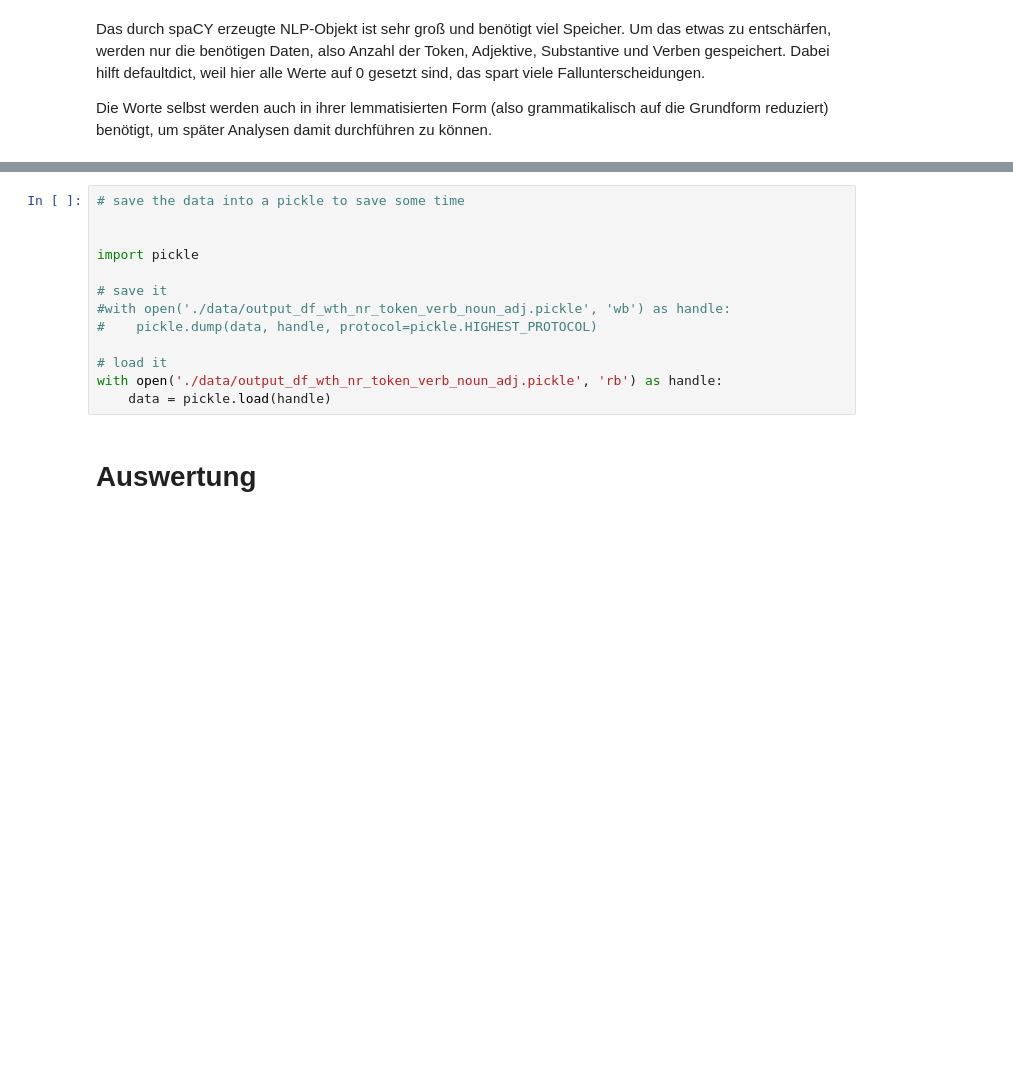
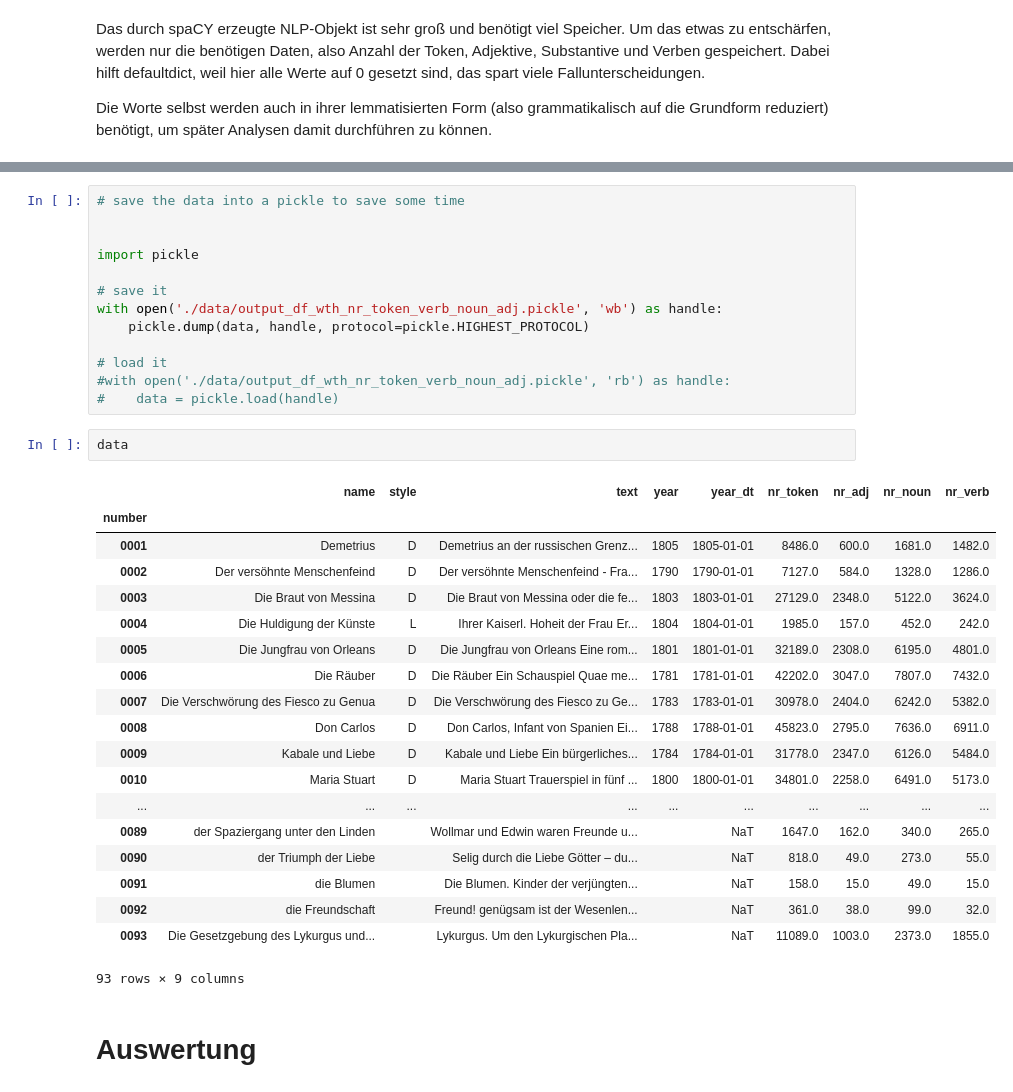
Before and after one commit to robinarthur/5pk, a Jupyter notebook: txt_edit/2_text_preprocess.ipynb, the cells around one changed output, grey strips where cells are left out. Saved outputs shown, nothing was run; the diff lists cells and outputs as text; blank space fills up the shorter version.

```diff
--- a/txt_edit/2_text_preprocess.ipynb
+++ b/txt_edit/2_text_preprocess.ipynb
@@ -183,12 +183,34 @@ Wall time: 8.82 µs
 import pickle
 
 # save it
-#with open('./data/output_df_wth_nr_token_verb_noun_adj.pickle', 'wb') as handle:
-#    pickle.dump(data, handle, protocol=pickle.HIGHEST_PROTOCOL)
+with open('./data/output_df_wth_nr_token_verb_noun_adj.pickle', 'wb') as handle:
+    pickle.dump(data, handle, protocol=pickle.HIGHEST_PROTOCOL)
 
 # load it
-with open('./data/output_df_wth_nr_token_verb_noun_adj.pickle', 'rb') as handle:
-    data = pickle.load(handle)
+#with open('./data/output_df_wth_nr_token_verb_noun_adj.pickle', 'rb') as handle:
+#    data = pickle.load(handle)
+# %%
+data
+# %% [output]
+|  | name | style | text | year | year_dt | nr_token | nr_adj | nr_noun | nr_verb |
+| number |  |  |  |  |  |  |  |  |  |
+| 0001 | Demetrius | D | Demetrius an der russischen Grenz... | 1805 | 1805-01-01 | 8486.0 | 600.0 | 1681.0 | 1482.0 |
+| 0002 | Der versöhnte Menschenfeind | D | Der versöhnte Menschenfeind - Fra... | 1790 | 1790-01-01 | 7127.0 | 584.0 | 1328.0 | 1286.0 |
+| 0003 | Die Braut von Messina | D | Die Braut von Messina oder die fe... | 1803 | 1803-01-01 | 27129.0 | 2348.0 | 5122.0 | 3624.0 |
+| 0004 | Die Huldigung der Künste | L | Ihrer Kaiserl. Hoheit der Frau Er... | 1804 | 1804-01-01 | 1985.0 | 157.0 | 452.0 | 242.0 |
+| 0005 | Die Jungfrau von Orleans | D | Die Jungfrau von Orleans Eine rom... | 1801 | 1801-01-01 | 32189.0 | 2308.0 | 6195.0 | 4801.0 |
+| 0006 | Die Räuber | D | Die Räuber Ein Schauspiel Quae me... | 1781 | 1781-01-01 | 42202.0 | 3047.0 | 7807.0 | 7432.0 |
+| 0007 | Die Verschwörung des Fiesco zu Genua | D | Die Verschwörung des Fiesco zu Ge... | 1783 | 1783-01-01 | 30978.0 | 2404.0 | 6242.0 | 5382.0 |
+| 0008 | Don Carlos | D | Don Carlos, Infant von Spanien Ei... | 1788 | 1788-01-01 | 45823.0 | 2795.0 | 7636.0 | 6911.0 |
+| 0009 | Kabale und Liebe | D | Kabale und Liebe Ein bürgerliches... | 1784 | 1784-01-01 | 31778.0 | 2347.0 | 6126.0 | 5484.0 |
+| 0010 | Maria Stuart | D | Maria Stuart Trauerspiel in fünf ... | 1800 | 1800-01-01 | 34801.0 | 2258.0 | 6491.0 | 5173.0 |
+| ... | ... | ... | ... | ... | ... | ... | ... | ... | ... |
+| 0089 | der Spaziergang unter den Linden |  | Wollmar und Edwin waren Freunde u... |  | NaT | 1647.0 | 162.0 | 340.0 | 265.0 |
+| 0090 | der Triumph der Liebe |  | Selig durch die Liebe Götter – du... |  | NaT | 818.0 | 49.0 | 273.0 | 55.0 |
+| 0091 | die Blumen |  | Die Blumen. Kinder der verjüngten... |  | NaT | 158.0 | 15.0 | 49.0 | 15.0 |
+| 0092 | die Freundschaft |  | Freund! genügsam ist der Wesenlen... |  | NaT | 361.0 | 38.0 | 99.0 | 32.0 |
+| 0093 | Die Gesetzgebung des Lykurgus und... |  | Lykurgus. Um den Lykurgischen Pla... |  | NaT | 11089.0 | 1003.0 | 2373.0 | 1855.0 |
+93 rows × 9 columns
 # %% [markdown]
 <h1>Auswertung</h1>
 # %% [markdown]
```
Also changed, not shown: parts of 6 cells of this notebook, 3 other files.
